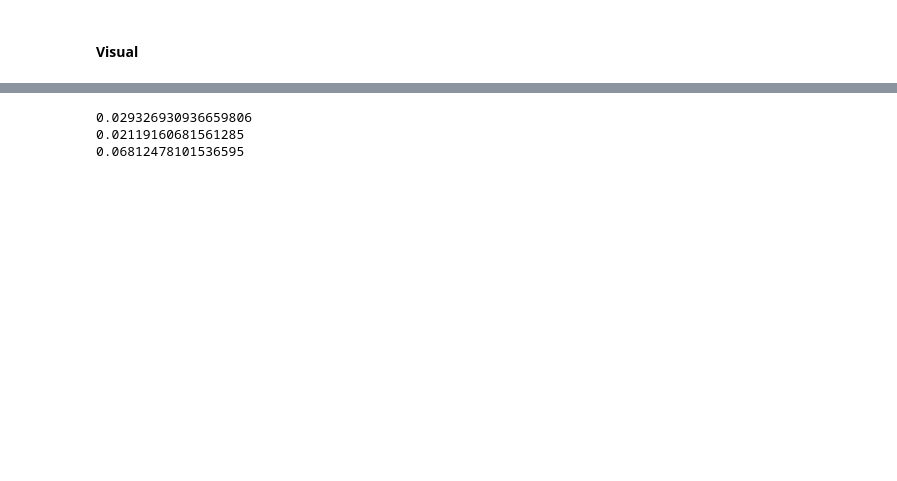
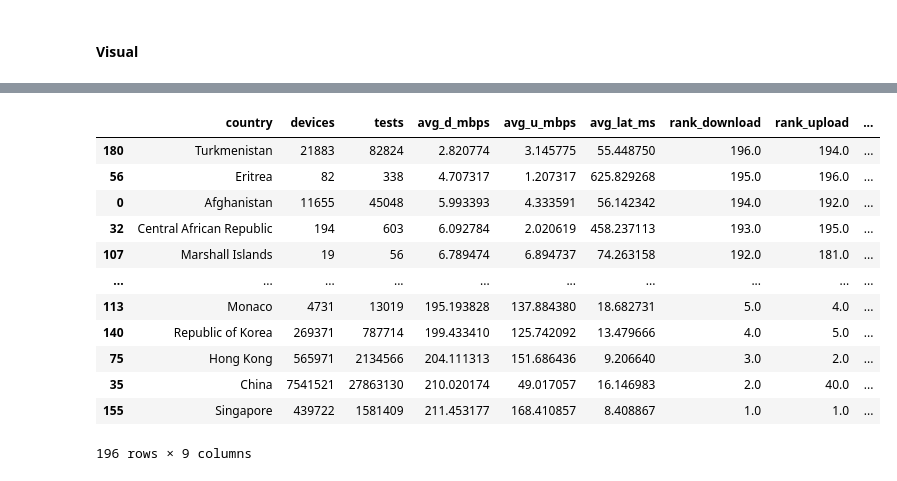
Before and after one commit to alex-bue/visual-analytics-project, a Jupyter notebook: final-cleaning-and-exploration.ipynb, the cells around one changed output, grey strips where cells are left out. Saved outputs shown, nothing was run; the diff lists cells and outputs as text; code cells hidden in the pictures; blank space fills up the shorter version.

Commit message:
added finalization of world_aggregated_final

```diff
--- a/final-cleaning-and-exploration.ipynb
+++ b/final-cleaning-and-exploration.ipynb
@@ -380,8 +347,37 @@ KeyboardInterrupt:
-# %%
-print((merged_cat['diff_download'][0:50]).mean())
-print((merged_cat['diff_upload'][0:50]).mean())
-print((merged_cat['diff_latency'][0:50]).mean())
-# %% [output]
-0.029326930936659806
-0.02119160681561285
-0.06812478101536595
+# %%
+# last transformations for world dataset before reading it into PowerBI:
+
+# drop territories that aren't countries
+df_world= df_world[df_world['country'].isin(territory_drop_list) == False]
+
+# filter for last 4 quarters
+df_world['quarter'] = pd.to_datetime(df_world['quarter']).dt.date
+# df_world_final = df_world[df_world['quarter'] >= dt.date(2021, 9, 30)]
+
+
+# redo weighted average calculation
+df_world_final = weighted_average_calculation(df_world.copy())
+
+# drop unnecessary countries that have too little datapoints for 2022 / are too small for comparison to Germany
+df_world_final = df_world_final[df_world_final['row_count'] >= 10000]
+
+# add ranking columns to df_world_agg (necessary for world rankings)
+df_world_final['rank_download'] = df_world_final['avg_d_mbps'].rank(ascending=False)
+df_world_final['rank_upload'] = df_world_final['avg_u_mbps'].rank(ascending=False)
+df_world_final['rank_latency'] = df_world_final['avg_lat_ms'].rank(ascending=True)
+# %%
+df_world_final
+# %% [output]
+|  | country | devices | tests | avg_d_mbps | avg_u_mbps | avg_lat_ms | rank_download | rank_upload | ... |
+| 180 | Turkmenistan | 21883 | 82824 | 2.820774 | 3.145775 | 55.448750 | 196.0 | 194.0 | ... |
+| 56 | Eritrea | 82 | 338 | 4.707317 | 1.207317 | 625.829268 | 195.0 | 196.0 | ... |
+| 0 | Afghanistan | 11655 | 45048 | 5.993393 | 4.333591 | 56.142342 | 194.0 | 192.0 | ... |
+| 32 | Central African Republic | 194 | 603 | 6.092784 | 2.020619 | 458.237113 | 193.0 | 195.0 | ... |
+| 107 | Marshall Islands | 19 | 56 | 6.789474 | 6.894737 | 74.263158 | 192.0 | 181.0 | ... |
+| ... | ... | ... | ... | ... | ... | ... | ... | ... | ... |
+| 113 | Monaco | 4731 | 13019 | 195.193828 | 137.884380 | 18.682731 | 5.0 | 4.0 | ... |
+| 140 | Republic of Korea | 269371 | 787714 | 199.433410 | 125.742092 | 13.479666 | 4.0 | 5.0 | ... |
+| 75 | Hong Kong | 565971 | 2134566 | 204.111313 | 151.686436 | 9.206640 | 3.0 | 2.0 | ... |
+| 35 | China | 7541521 | 27863130 | 210.020174 | 49.017057 | 16.146983 | 2.0 | 40.0 | ... |
+| 155 | Singapore | 439722 | 1581409 | 211.453177 | 168.410857 | 8.408867 | 1.0 | 1.0 | ... |
+196 rows × 9 columns
```
Also changed, not shown: parts of 13 cells of this notebook.
